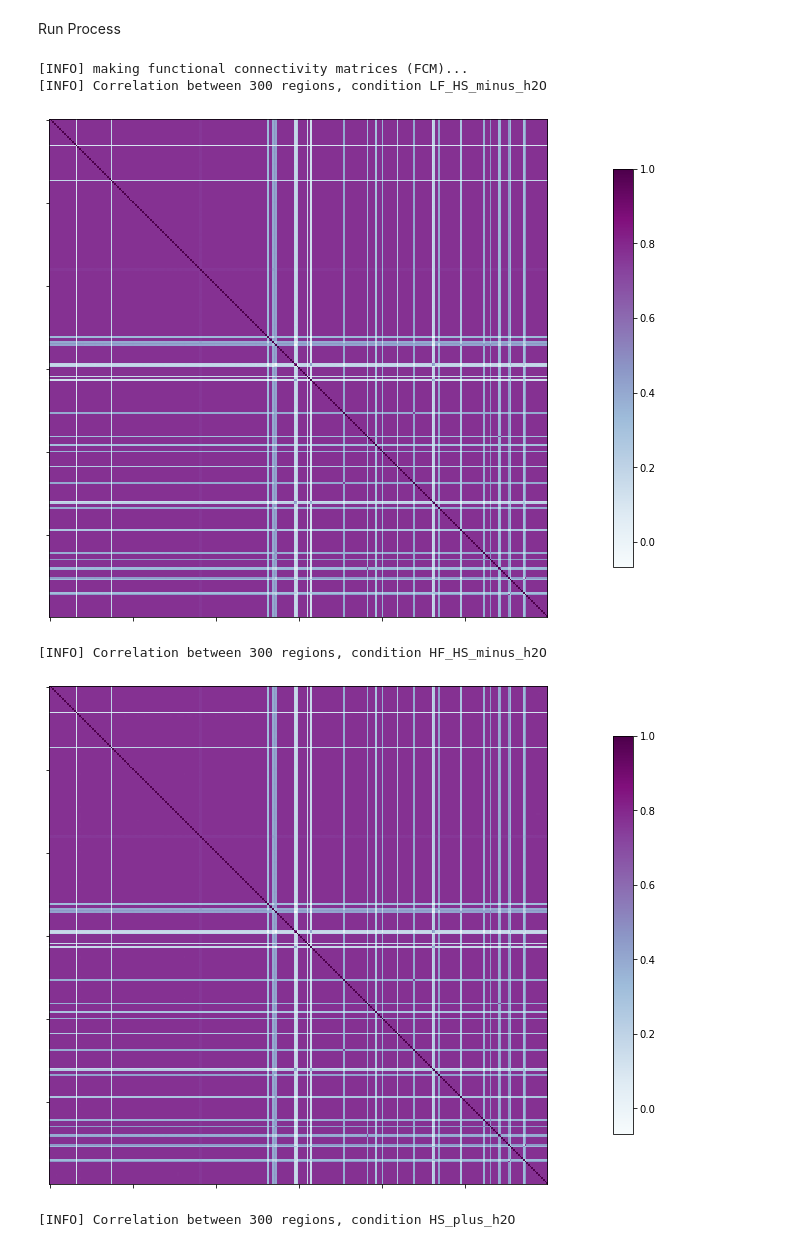
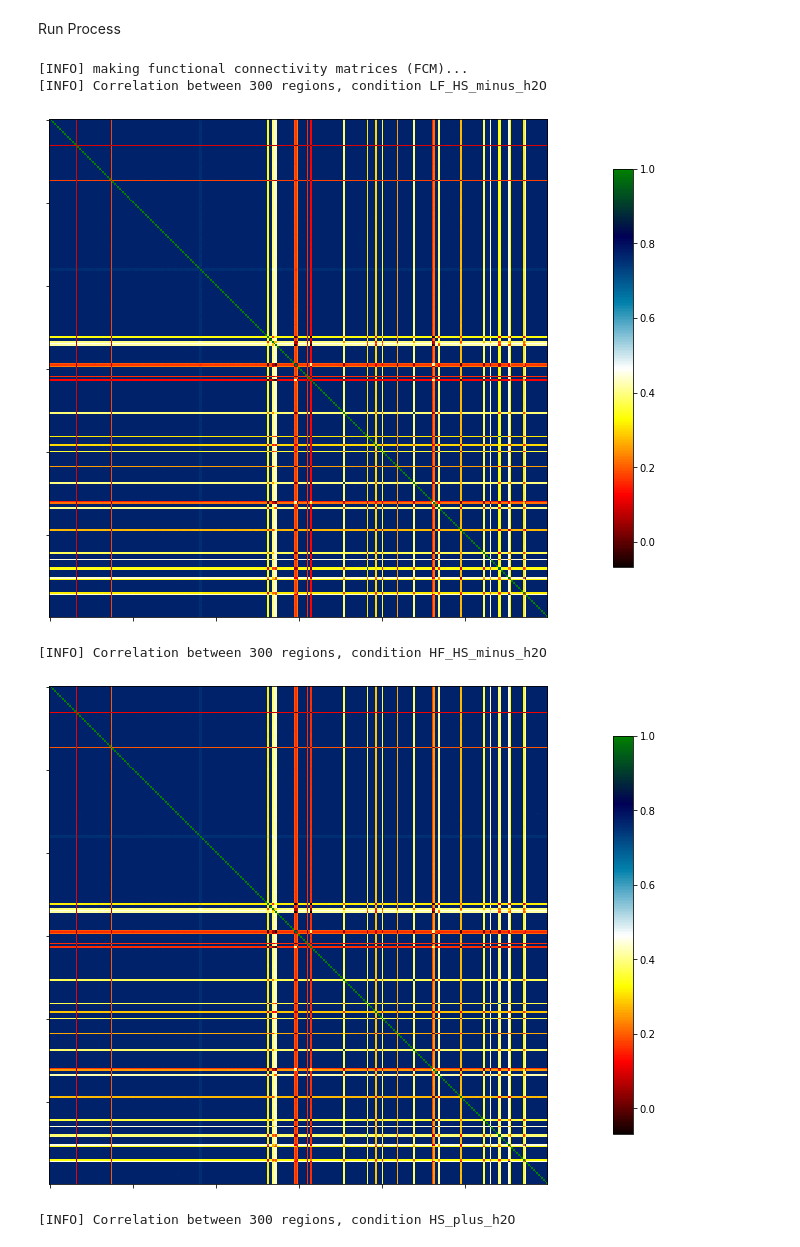
Before and after one commit to niblunc/chocolate_milkshake, a Jupyter notebook: betaseries.ipynb, the cells around one changed output. Drawn from its saved outputs; the diff is of its cells as text; code cells hidden in the pictures.

```diff
--- a/betaseries.ipynb
+++ b/betaseries.ipynb
@@ -50,13 +45,10 @@ beta_series_path='projects/niblab/experiments/chocolate_milkshake/data/betaserie
 # %%
+# load and set variables
+data_path='/projects/niblab/experiments/chocolate_milkshake/data'
 beta_path='/projects/niblab/experiments/chocolate_milkshake/data/betaseries'
-concat_path="/projects/niblab/experiments/chocolate_milkshake/data/betaseries/niftis_concat"
+concat_path="/projects/niblab/experiments/chocolate_milkshake/data/betaseries/concat_niftis"
+subject_folders=sorted(glob.glob('/projects/niblab/experiments/chocolate_milkshake/data/preprocessed/sub-*'))
 keyword="LF_HS_minus_h20"
-
-
-# load and set variables
-beta_path='/projects/niblab/experiments/chocolate_milkshake/data/betaseries'
-concat_path="/projects/niblab/experiments/chocolate_milkshake/data/betaseries/niftis_concat"
-subject_folders=sorted(glob.glob('/projects/niblab/experiments/chocolate_milkshake/data/preprocessed/sub-*'))
 
 data_dict={}
 bad_subs=[]
@@ -756,7 +748,7 @@ from nilearn.plotting import plot_connectome
 # %%
 stim="milkshake_receipt"
 example_file=timeseries_files[0]
-cmap="BuPu"
+cmap="ocean_hot_r"#"BuPu"
 stim_list=listdir('/projects/niblab/experiments/chocolate_milkshake/data/betaseries/rois/big300')
 # %%
 # make fc matrices
@@ -843,13 +835,13 @@ Run Process
 # %%
 print("[INFO] making functional connectivity matrices (FCM)...")
 for stim in stim_list:
     timeseries_files=glob.glob(os.path.join(beta_path,'subject_matrices/%s/*.txt'%stim))
 
-    makeFCM(cmap, timeseries_files, stim, save_files)
+    makeFCM(cmap, timeseries_files, stim)
 # %% [output]
 [INFO] making functional connectivity matrices (FCM)...
 [INFO] Correlation between 300 regions, condition LF_HS_minus_h2O
-[figure, old version]
+[figure, new version]
 [INFO] Correlation between 300 regions, condition HF_HS_minus_h2O
-[figure, old version]
+[figure, new version]
 [INFO] Correlation between 300 regions, condition HS_plus_h2O
```
Also changed, not shown: parts of 3 cells of this notebook.
